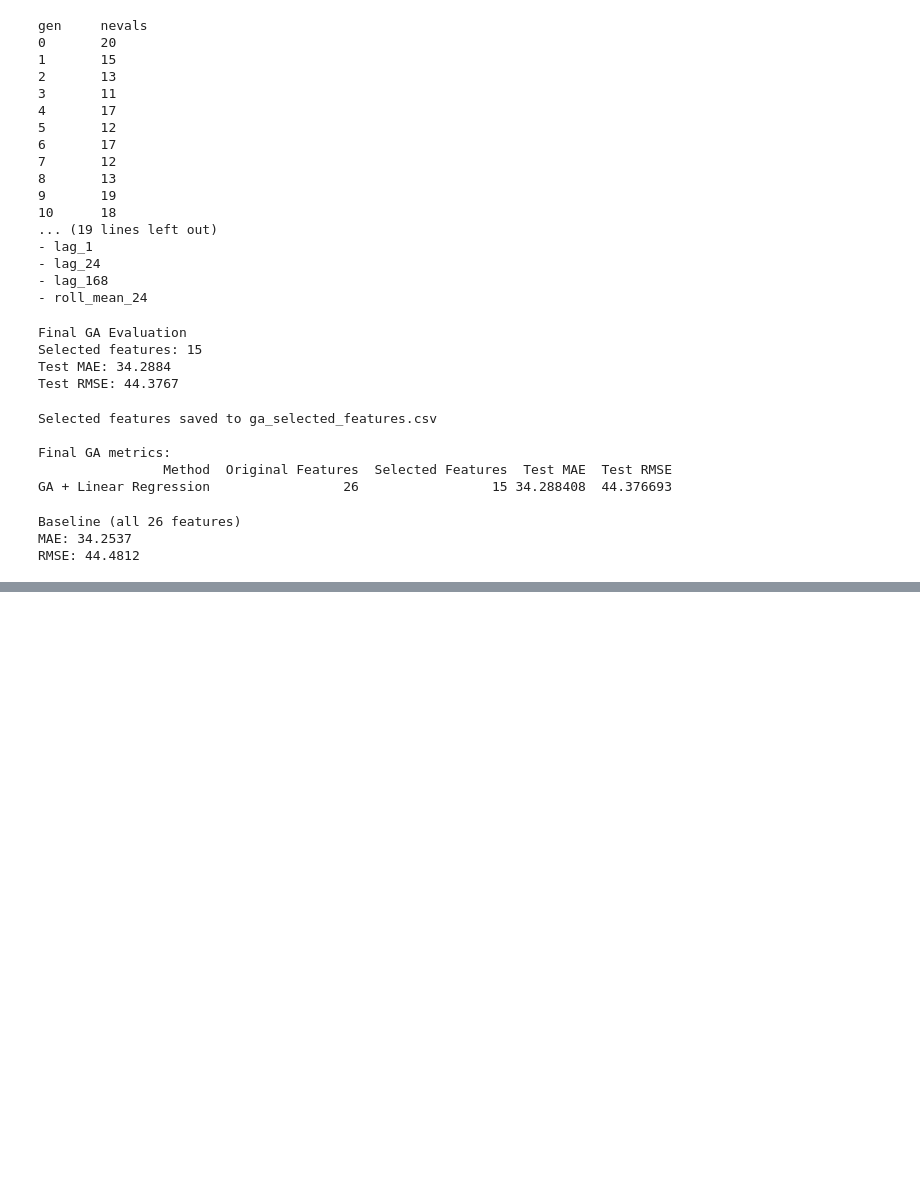
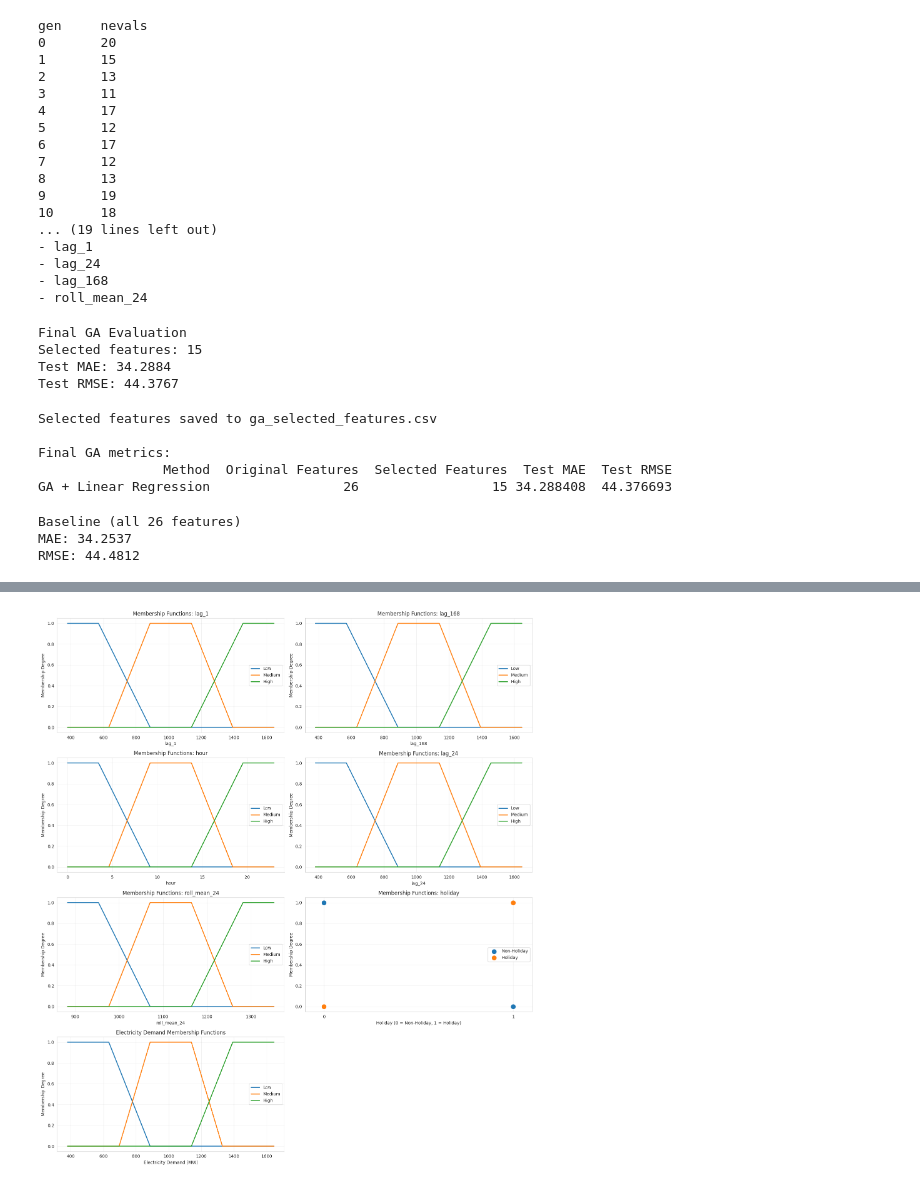
Before and after one commit to Handdyy11/Electricity_load_forecasting, a Jupyter notebook: Electricity_forcasting.ipynb, the cells around one changed output, grey strips where cells are left out. Saved outputs shown, nothing was run; the diff lists cells and outputs as text; code cells hidden in the pictures; blank space fills up the shorter version.

```diff
--- a/Electricity_forcasting.ipynb
+++ b/Electricity_forcasting.ipynb
@@ -849,0 +971,19 @@ RMSE: 44.4812
+# %%
+# FIX: Ensure all six updated features are selected before creating membership functions
+
+fis_features = [
+    "lag_1",
+    "lag_168",
+    "hour",
+    "lag_24",
+    "roll_mean_24",
+    "holiday"
+]
+
+# Rebuild the FIS input datasets
+X_train_fis = X_train_fis_all[fis_features].copy()
+X_val_fis = X_val_fis_all[fis_features].copy()
+X_test_fis = X_test_fis_all[fis_features].copy()
+
+print("FIS features:", fis_features)
+print("Training shape:", X_train_fis.shape)
@@ -849,0 +1083,69 @@ RMSE: 44.4812
+# %%
+# BLOCK 4.1: Plot trapezoidal membership functions
+
+fig, axes = plt.subplots(4, 2, figsize=(16, 18))
+axes = axes.flatten()
+
+# Plot membership functions for all six inputs
+for i, feature in enumerate(fis_features):
+    variable = fis_inputs[feature]
+
+    # Holiday is binary, so plot only its two valid values
+    if feature == "holiday":
+        axes[i].scatter(
+            [0, 1], [1, 0],
+            label="Non-Holiday",
+            s=100
+        )
+        axes[i].scatter(
+            [0, 1], [0, 1],
+            label="Holiday",
+            s=100
+        )
+
+        axes[i].set_xticks([0, 1])
+        axes[i].set_xlim(-0.1, 1.1)
+
+    else:
+        # Plot trapezoidal membership functions for numerical inputs
+        for label, term in variable.terms.items():
+            axes[i].plot(
+                variable.universe,
+                term.mf,
+                label=label,
+                linewidth=2
+            )
+
+    axes[i].set_title(f"Membership Functions: {feature}")
+    axes[i].set_xlabel(
+        "Holiday (0 = Non-Holiday, 1 = Holiday)"
+        if feature == "holiday" else feature
+    )
+    axes[i].set_ylabel("Membership Degree")
+    axes[i].set_ylim(-0.05, 1.05)
+    axes[i].legend()
+    axes[i].grid(True, alpha=0.3)
+
+# Plot electricity demand output membership functions
+for label, term in fis_output.terms.items():
+    axes[6].plot(
+        fis_output.universe,
+        term.mf,
+        label=label,
+        linewidth=2
+    )
+
+axes[6].set_title("Electricity Demand Membership Functions")
+axes[6].set_xlabel("Electricity Demand (MW)")
+axes[6].set_ylabel("Membership Degree")
+axes[6].set_ylim(-0.05, 1.05)
+axes[6].legend()
+axes[6].grid(True, alpha=0.3)
+
+# Hide the unused subplot
+axes[7].axis("off")
+
+plt.tight_layout()
+plt.show()
+# %% [output]
+[figure, added]
```
Also changed, not shown: parts of 10 cells of this notebook.
